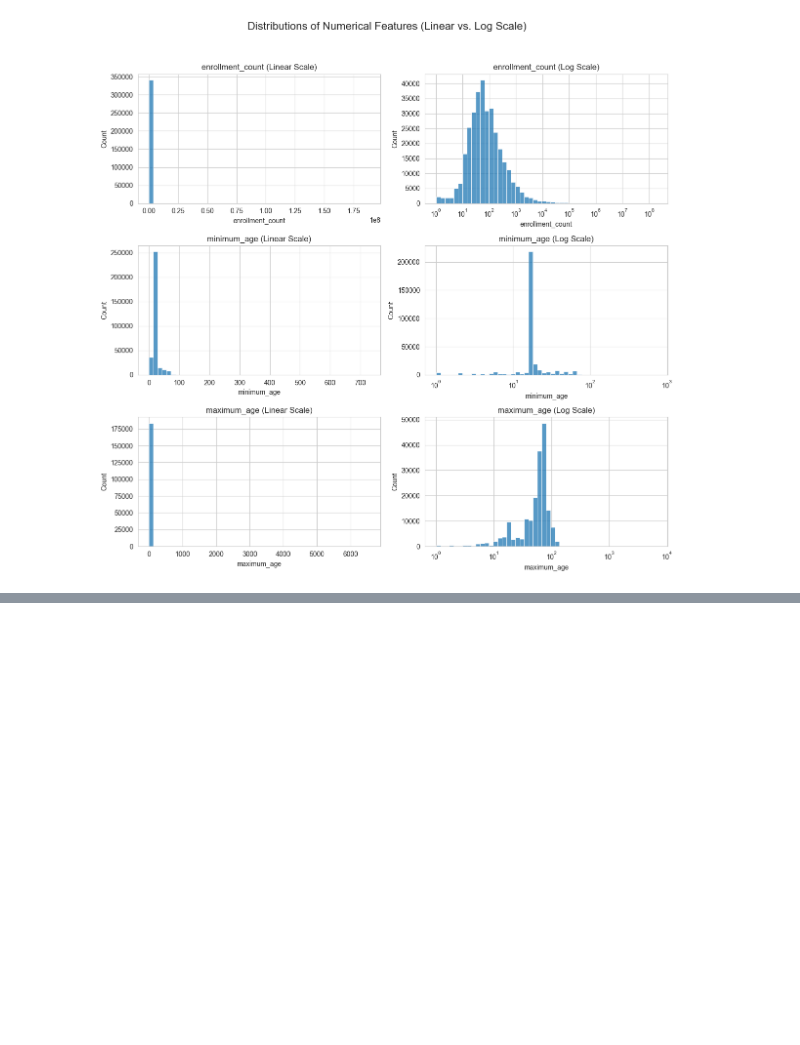
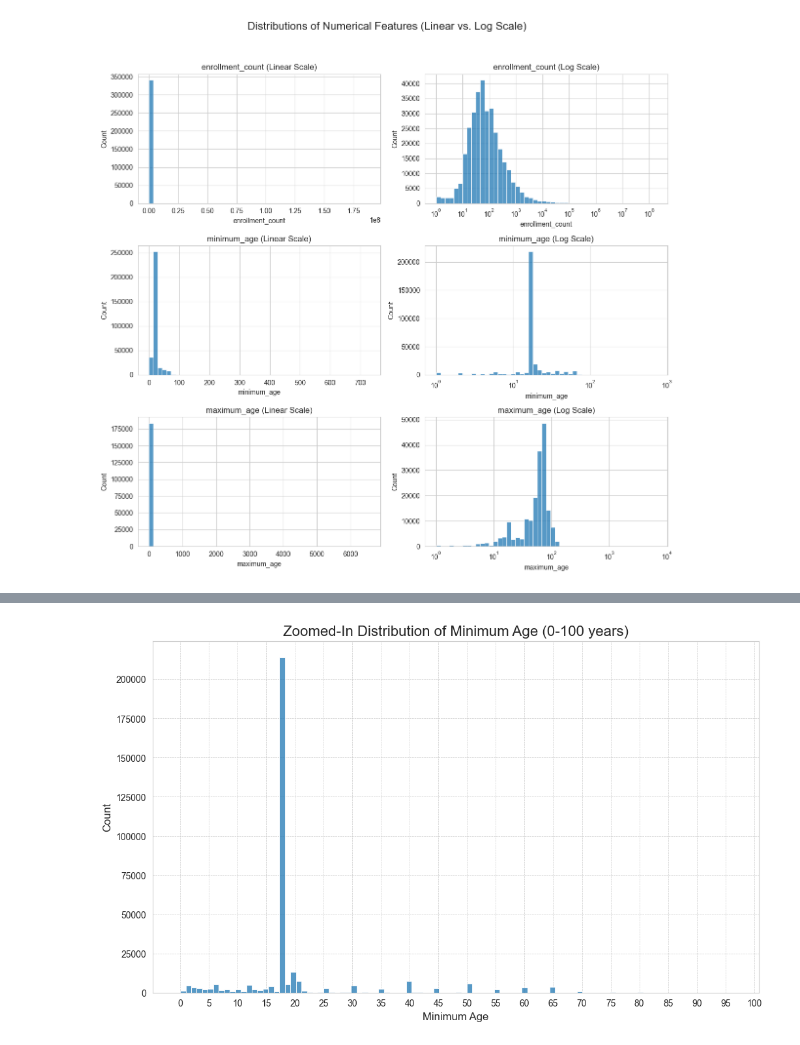
Before and after one commit to au-nlp/project-milestone-p2-group8, a Jupyter notebook: main.ipynb, the cells around one changed output, grey strips where cells are left out. Saved outputs shown, nothing was run; the diff lists cells and outputs as text; code cells hidden in the pictures; blank space fills up the shorter version.

```diff
--- a/main.ipynb
+++ b/main.ipynb
@@ -364,0 +404,15 @@ plt.show()
+# %%
+# Create a filtered view of the data for plotting, excluding extreme outliers
+zoomed_df = df_for_eda[df_for_eda['minimum_age'] <= 100]
+
+# Now, create a new histogram with this filtered data
+plt.figure(figsize=(12, 7))
+sns.histplot(data=zoomed_df, x='minimum_age', bins=100) # Using more bins for more detail
+plt.title('Zoomed-In Distribution of Minimum Age (0-100 years)', fontsize=16)
+plt.xlabel('Minimum Age', fontsize=12)
+plt.ylabel('Count', fontsize=12)
+plt.xticks(ticks=range(0, 101, 5)) # Add ticks every 5 years for clarity
+plt.grid(True, which='both', linestyle='--', linewidth=0.5)
+plt.show()
+# %% [output]
+[figure, added]
```
Also changed, not shown: parts of 7 cells of this notebook, 2 other files.
